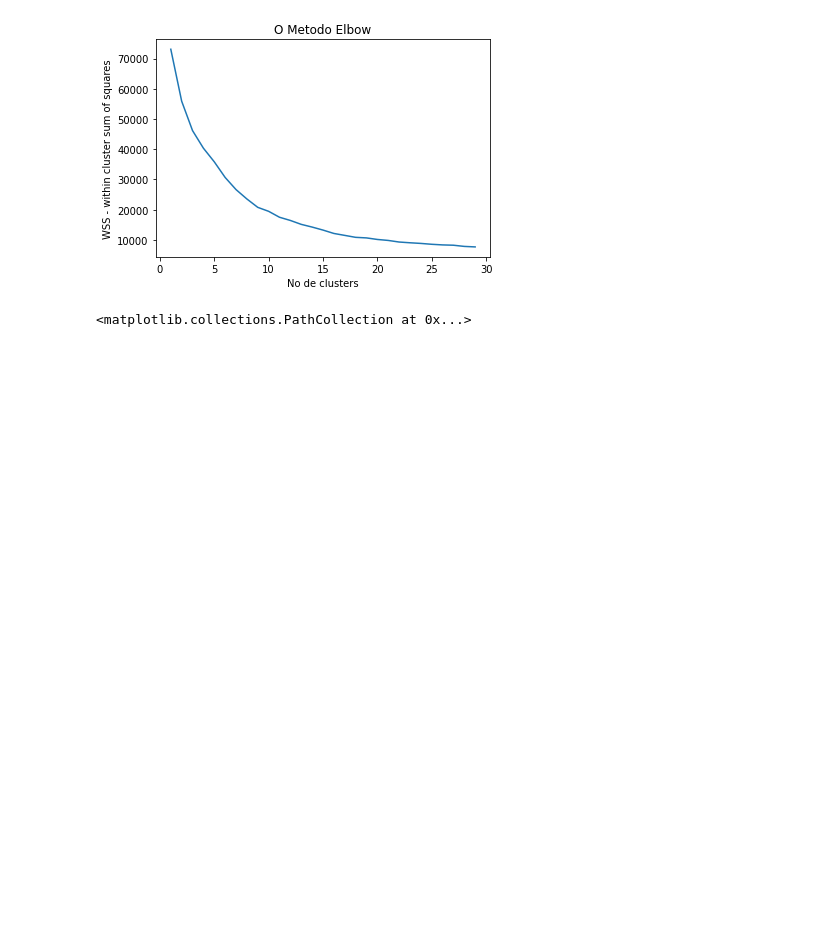
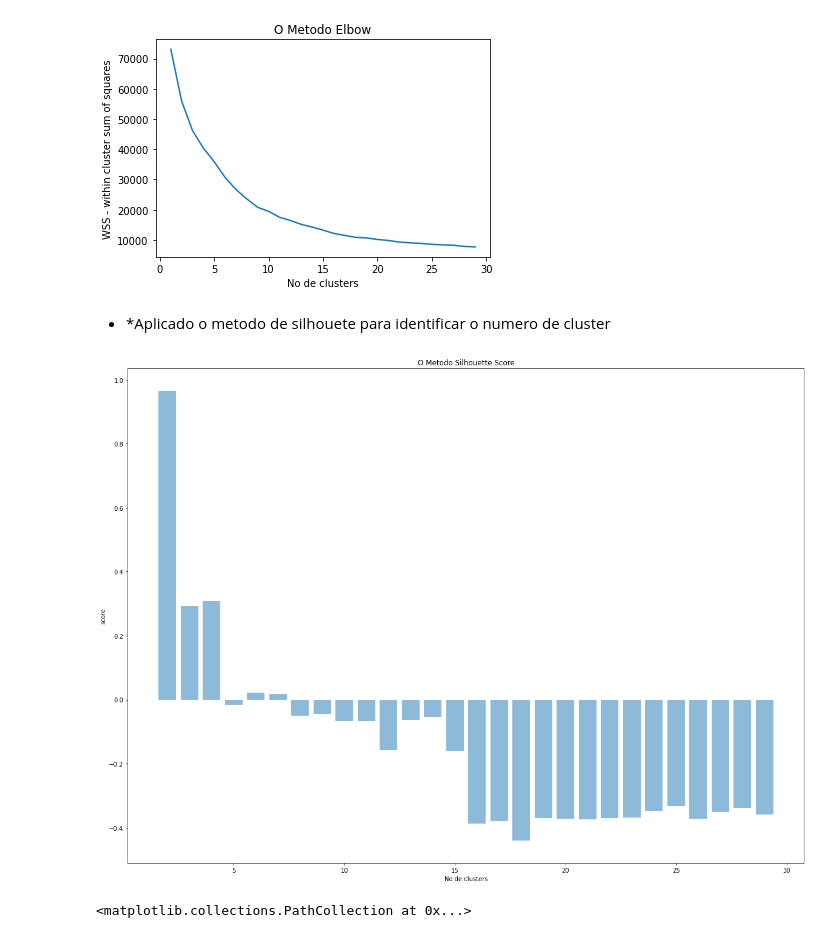
Before and after one commit to bartiralira/bootcampIA, a Jupyter notebook: BootCamp1.ipynb, the cells around one changed output. Saved outputs shown, nothing was run; the diff lists cells and outputs as text; code cells hidden in the pictures; blank space fills up the shorter version.

```diff
--- a/BootCamp1.ipynb
+++ b/BootCamp1.ipynb
@@ -519,3 +519,8 @@ dfx=dfx.dropna()
+# %%
+#ultima tentativa de completar os dados e depois remover os nulos.
+
+dfx.fillna(method ='ffill', inplace = True)
+dfx=dfx.dropna()
 # %%
 %matplotlib inline
 msno.bar(dfx)
@@ -588,9 +591,11 @@ X_norm = StandardScaler().fit_transform(X)
 dtaux = pd.DataFrame(X_norm)
 dtaux
 # %%
-#Método Elbow para encontrar o melhor valor de k
+#Método Elbow e silhouete para encontrar o melhor valor de k
+scores = []
 inertias =[]
-for i in range(1, 30):
+for i in range(2, 30):
     kmeans = KMeans(n_clusters = i,max_iter=100).fit(dtaux)
     #somatório dos erros quadráticos das instâncias de cada cluster
     inertias.append(kmeans.inertia_)
+    scores.append( silhouette_score(X.values, kmeans.labels_))
@@ -603,6 +609,17 @@ plt.ylabel('WSS - within cluster sum of squares')
 plt.show()
 # %% [output]
 [figure]
+# %% [markdown]
+* *Aplicado o metodo de silhouete para identificar o numero de cluster
+# %%
+plt.figure(2, figsize=(20,15))
+plt.bar(range(2, 30), scores,  align='center', alpha=0.5)
+plt.title('O Metodo Silhouette Score')
+plt.xlabel('No de clusters')
+plt.ylabel('score')
+plt.show()
+# %% [output]
+[figure, added]
 # %%
 #O melhor k é igual a 4
 clt =KMeans(n_clusters=4, random_state=0)
```
Also changed, not shown: parts of 5 cells of this notebook.
